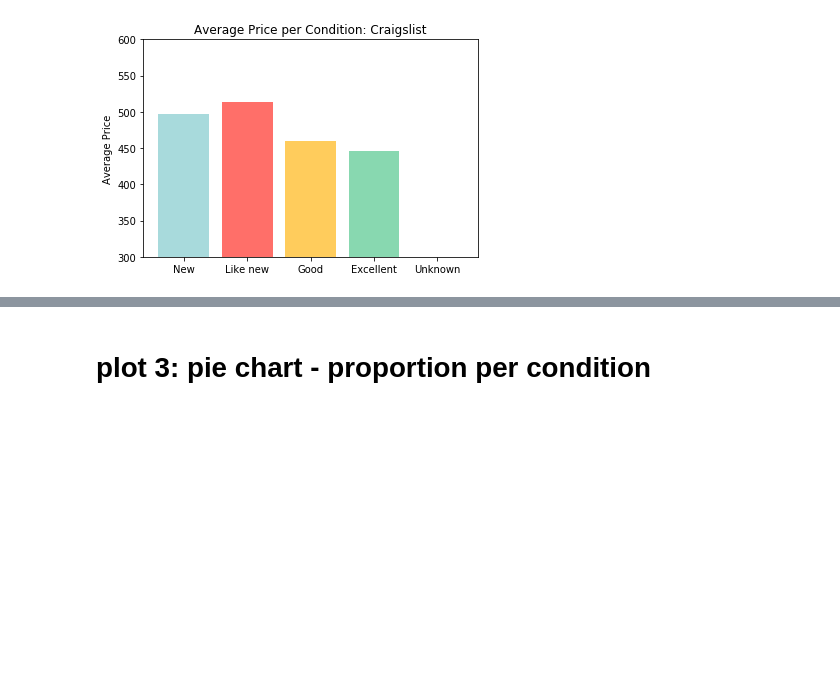
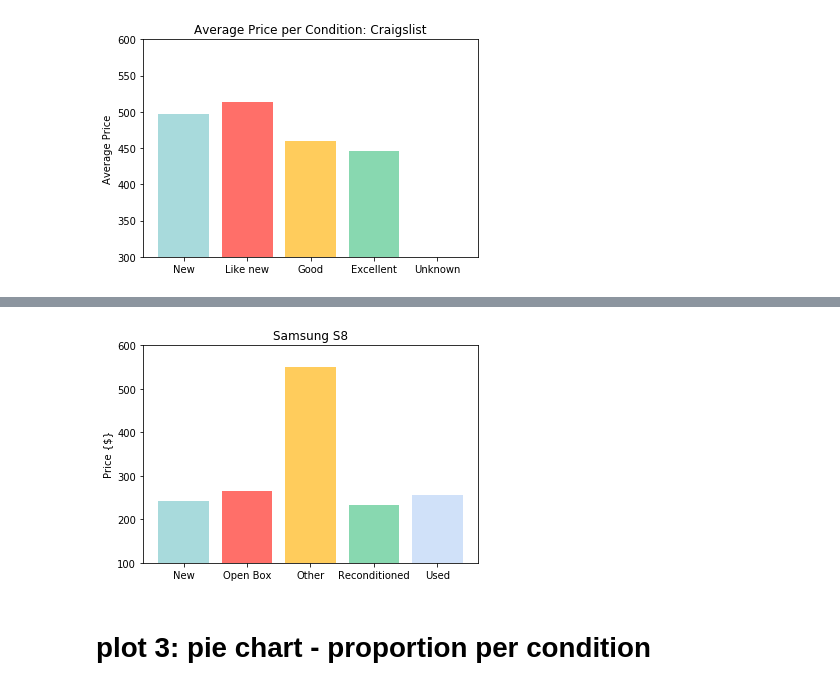
Before and after one commit to BaomoZhou/ece143_fa19_bazhou_Varun_Angela_Frank, a Jupyter notebook: ECE143 project plot-2.ipynb, the cells around one changed output, grey strips where cells are left out. Drawn from its saved outputs; the diff is of its cells as text; code cells hidden in the pictures; blank space fills up the shorter version.

```diff
--- a/ECE143 project plot-2.ipynb
+++ b/ECE143 project plot-2.ipynb
@@ -173,3 +206,21 @@ plt.show()
+# %%
+labels = ['New','Open Box','Other','Reconditioned','Used']
+avg_sam = pd.read_csv('AvgPrice_condition_A_Samsung.csv')
+price_means_OU = avg_sam.squeeze().tolist()
+x = np.arange(len(labels))  # the label locations
+width = 0.35  # the width of the bars
+
+fig = plt.figure()
+plt.bar(x, price_means_OU, color = ['#a8dadc','#ff6f69', '#ffcc5c', '#88d8b0', '#d0e1f9']) # use gr for CL and bl for OU
+#this color should be in alignment with the pie char in the next cell
+plt.ylim([100, 600])
+plt.ylabel('Price {$}')
+plt.title('Samsung S8')
+plt.xticks(x, labels)
+#plt.savefig('{}.png'.format(title))
+plt.show()
+# %% [output]
+[figure, added]
 # %% [markdown]
 # plot 3: pie chart - proportion per condition
 # %%
```
Also changed, not shown: parts of 7 cells of this notebook, 7 other files.
